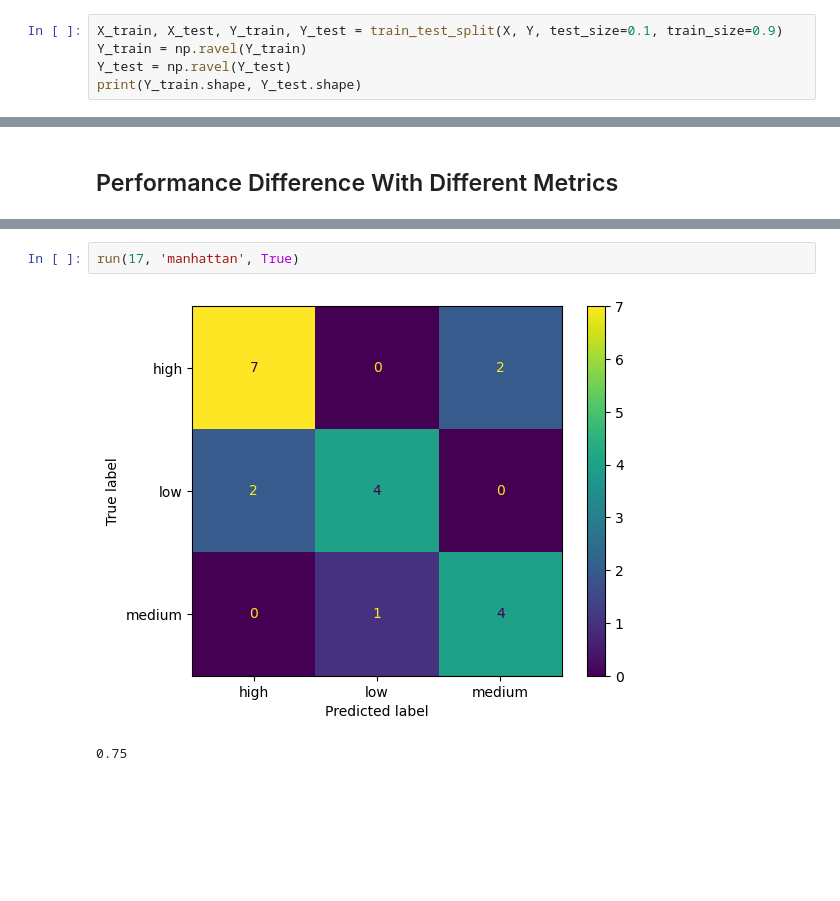
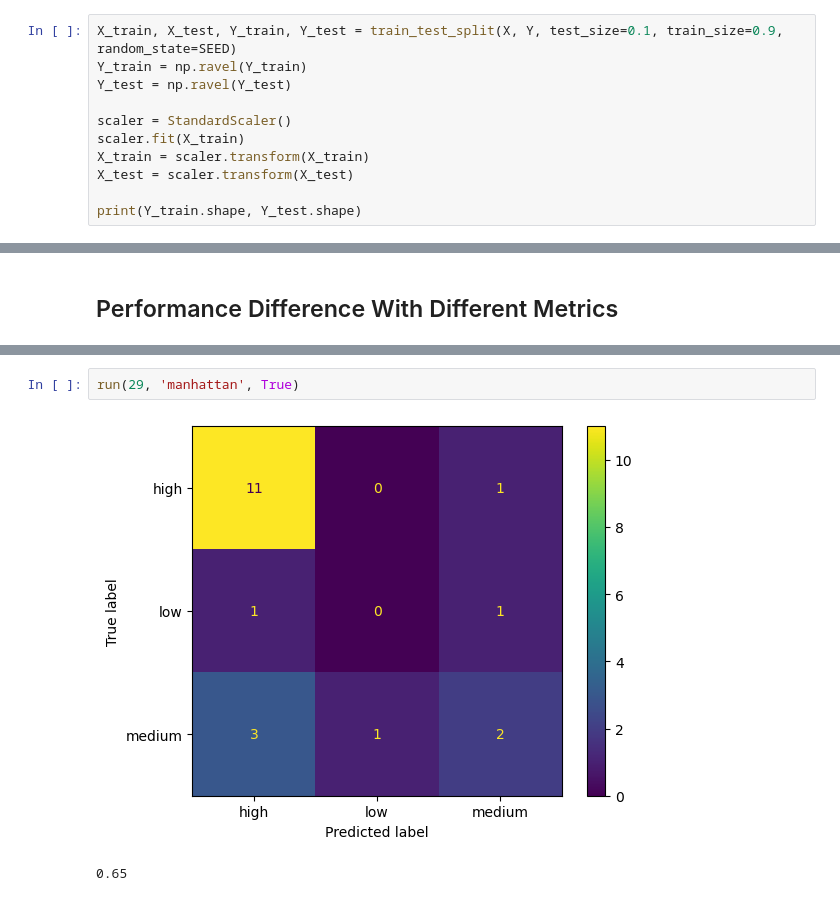
Before and after one commit to AgiGames/Deep-Learning-for-CC, a Jupyter notebook: Lab-6/main-a.ipynb, the cells around one changed output, grey strips where cells are left out. Drawn from its saved outputs; the diff is of its cells as text; blank space fills up the shorter version.

```diff
--- a/Lab-6/main-a.ipynb
+++ b/Lab-6/main-a.ipynb
@@ -48,9 +54,15 @@ print(Y)
  ['low']
  ['high']]
 # %%
-X_train, X_test, Y_train, Y_test = train_test_split(X, Y, test_size=0.1, train_size=0.9)
+X_train, X_test, Y_train, Y_test = train_test_split(X, Y, test_size=0.1, train_size=0.9, random_state=SEED)
 Y_train = np.ravel(Y_train)
 Y_test = np.ravel(Y_test)
+
+scaler = StandardScaler()
+scaler.fit(X_train)
+X_train = scaler.transform(X_train)
+X_test = scaler.transform(X_test)
+
 print(Y_train.shape, Y_test.shape)
 # %% [output]
 (180,) (20,)
@@ -104,6 +116,6 @@ run(17, 'euclidean', True)
 # %%
-run(17, 'manhattan', True)
+run(29, 'manhattan', True)
 # %% [output]
-[figure, old version]
+[figure, new version]
-0.75
+0.65
 # %%
```
Also changed, not shown: parts of 13 cells of this notebook.
